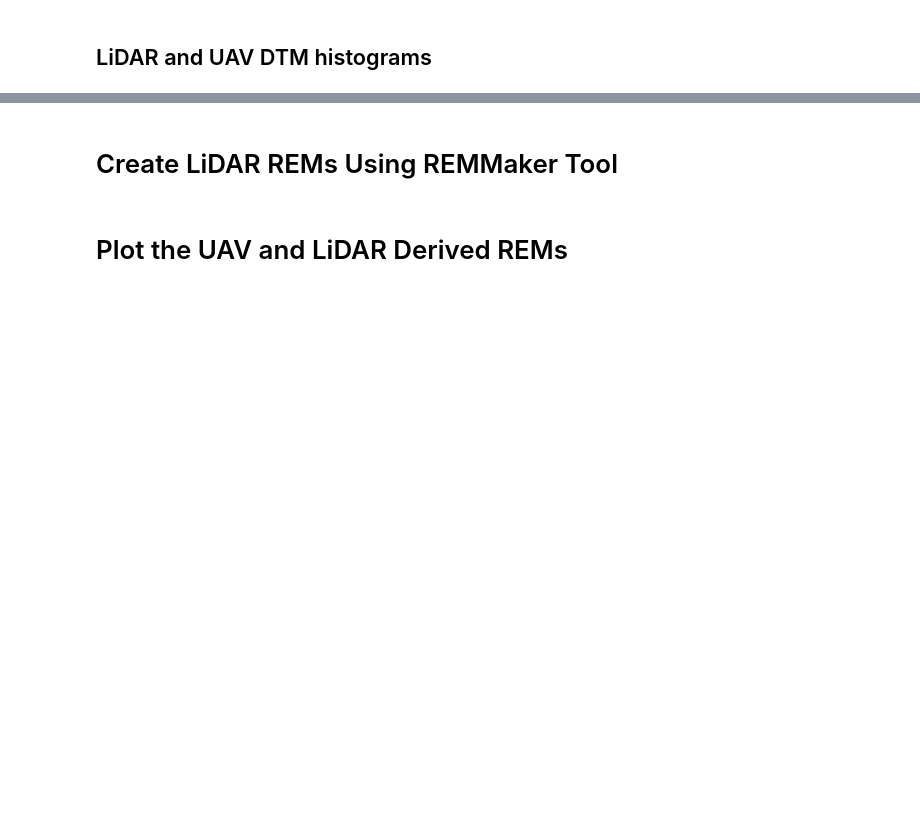
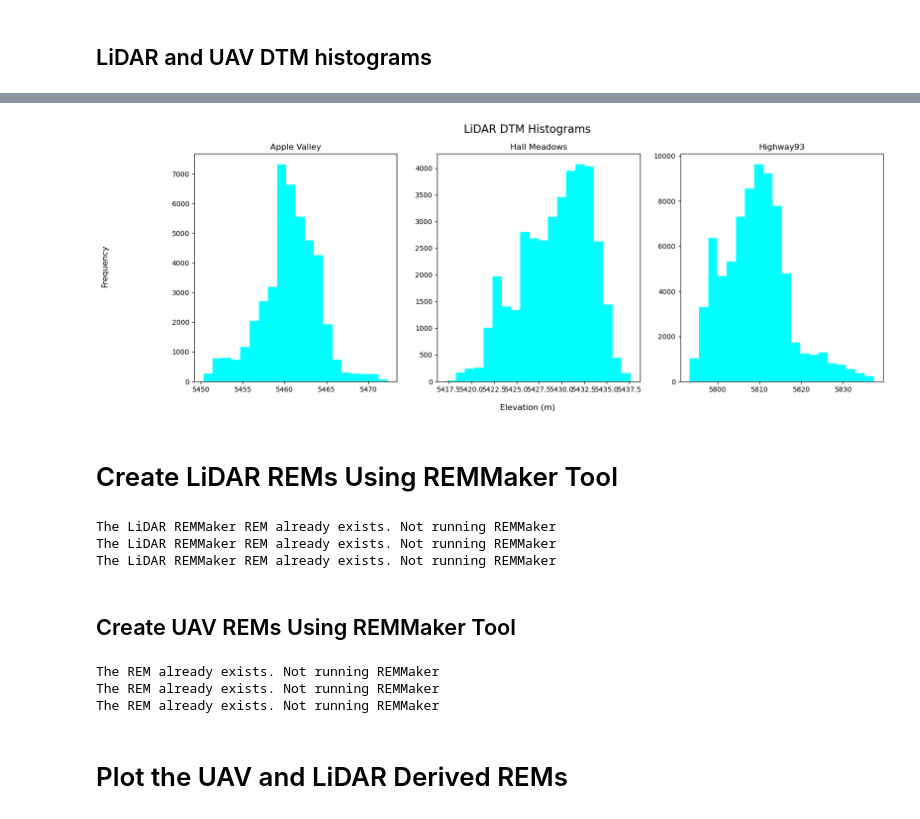
Before and after one commit to lechipman/example-project-repository, a Jupyter notebook: lidar_processing.ipynb, the cells around one changed output, grey strips where cells are left out. Cells and saved outputs as stored; diff of their text form; code cells hidden in the pictures; blank space fills up the shorter version.

```diff
--- a/lidar_processing.ipynb
+++ b/lidar_processing.ipynb
@@ -260,2 +279,18 @@ site_names = ('highway93', 'applevalley', 'hallmeadows')
+# %%
+# Call function to plot histogram of lidar DTMs
+fig, axes = plt.subplots(1, 3, figsize=(18, 6))
+plot_title = ['Apple Valley',
+              'Hall Meadows',
+              'Highway93']
+
+for i, axe in enumerate(axes.flatten()):
+    plot_hists(model=site_data_dictionary[i]['lidar_clipped_dtm'],
+               titles=plot_title[i],
+               main_title='LiDAR DTM Histograms',
+               color=('cyan'),
+               fig=fig,
+               ax=axe)
+# %% [output]
+[figure, added]
 # %% [markdown]
 # Create LiDAR REMs Using REMMaker Tool
@@ -291,14 +297,27 @@ def run_rem_maker(name, k=100):
 # %%
-# Create REM for all sites with run_rem_maker function
-site_names = ('highway93', 'applevalley', 'hallmeadows')
-lidar_rem_list = []
-
-for site in site_names:
-    run_rem_maker(name=site)
-    lidar_rem_path = os.path.join(lidar_dir,
-                                  ('lidar_{}').format(site),
-                                  ('LiDAR_DTM_{}_REM.tif').format(site))
-    lidar_rem = rxr.open_rasterio(lidar_rem_path, masked=True)
-    lidar_rem_list.append(lidar_rem)
+# Create LiDAR REMs for all sites with run_rem_maker function, add to dict
+for site in site_data_dictionary:
+    run_rem_maker_lidar(site_name=site['site_name'])
+    lidar_rem_path = os.path.join(site['site_name'],
+                                  'remmaker_lidar',
+                                  '{}_lidar_dtm_REM.tif').format(site['site_name'])
+    site['lidar_remmaker'] = rxr.open_rasterio(lidar_rem_path, masked=True)
+# %% [output]
+The LiDAR REMMaker REM already exists. Not running REMMaker
+The LiDAR REMMaker REM already exists. Not running REMMaker
+The LiDAR REMMaker REM already exists. Not running REMMaker
+# %% [markdown]
+## Create UAV REMs Using REMMaker Tool
+# %%
+for site in site_data_dictionary:
+    run_rem_maker(site_name=site['site_name'], k=100)
+    uav_rem_path = os.path.join(site['site_name'],
+                                  'remmaker',
+                                  '{}_dtm_REM.tif').format(site['site_name'])
+    site['uav_remmaker'] = rxr.open_rasterio(uav_rem_path, masked=True)
+# %% [output]
+The REM already exists. Not running REMMaker
+The REM already exists. Not running REMMaker
+The REM already exists. Not running REMMaker
 # %% [markdown]
 # Plot the UAV and LiDAR Derived REMs
```
Also changed, not shown: parts of 33 cells of this notebook, 4 other files.
